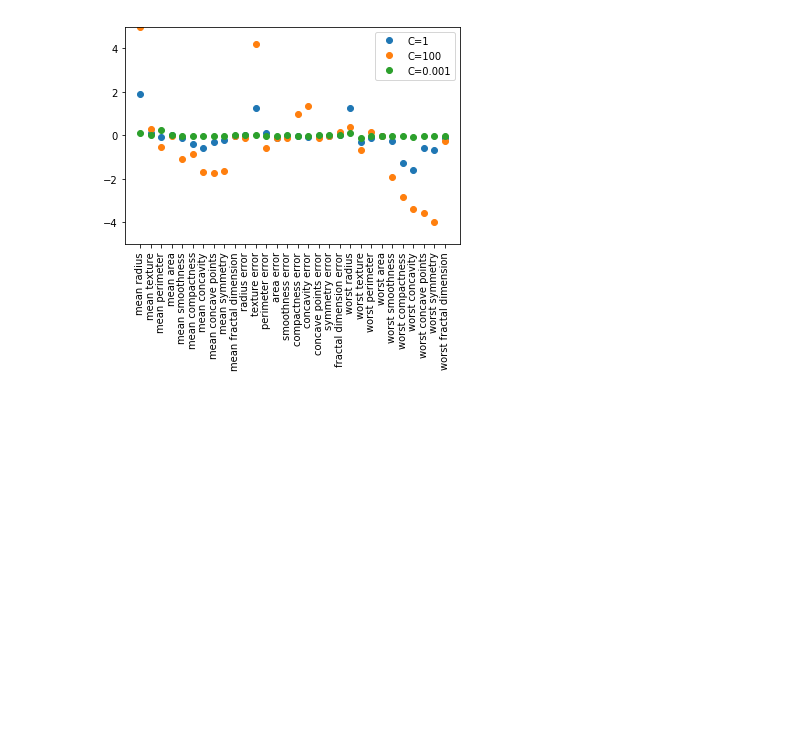
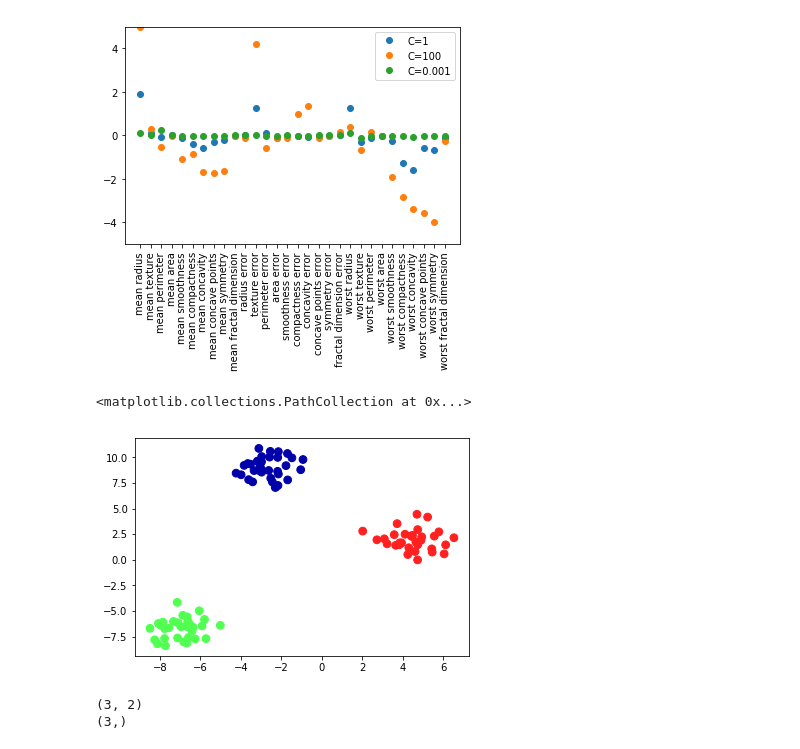
Before and after one commit to n0tch/estudos-scikit-learn, a Jupyter notebook: linear_classifiers.ipynb, the cells around one changed output. Cells and saved outputs as stored; diff of their text form; code cells hidden in the pictures; blank space fills up the shorter version.

```diff
--- a/linear_classifiers.ipynb
+++ b/linear_classifiers.ipynb
@@ -81,0 +91,14 @@ plt.legend()
+# %%
+X,y = make_blobs(random_state=42)
+# %%
+plt.scatter(X[:,0], X[:,1], c=y, s=60, cmap=mglearn.cm3)
+# %% [output]
+<matplotlib.collections.PathCollection at 0x...>
+[figure, added]
+# %%
+linear_svm = LinearSVC().fit(X,y)
+print(linear_svm.coef_.shape)
+print(linear_svm.intercept_.shape)
+# %% [output]
+(3, 2)
+(3,)
```
Also changed, not shown: parts of 9 cells of this notebook.
